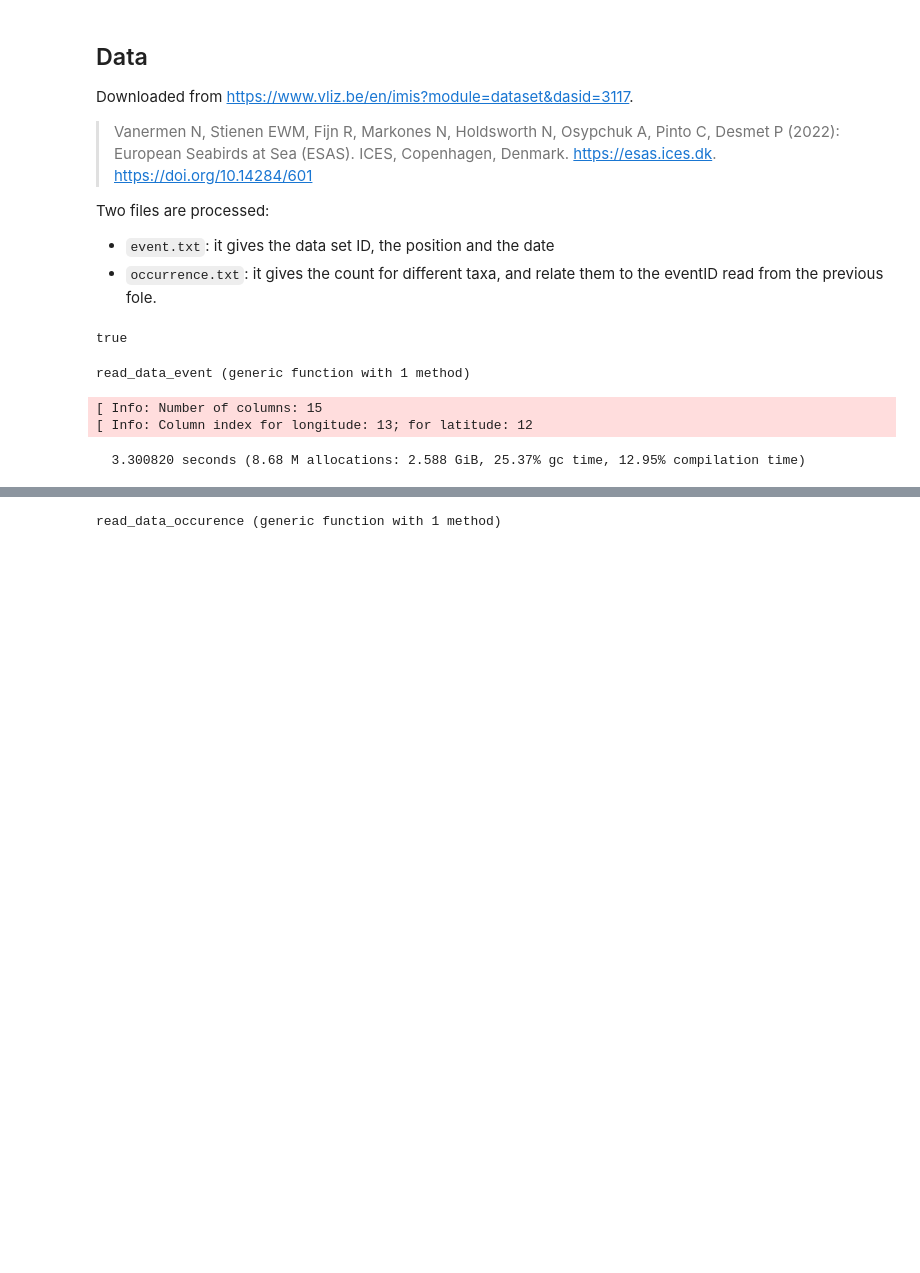
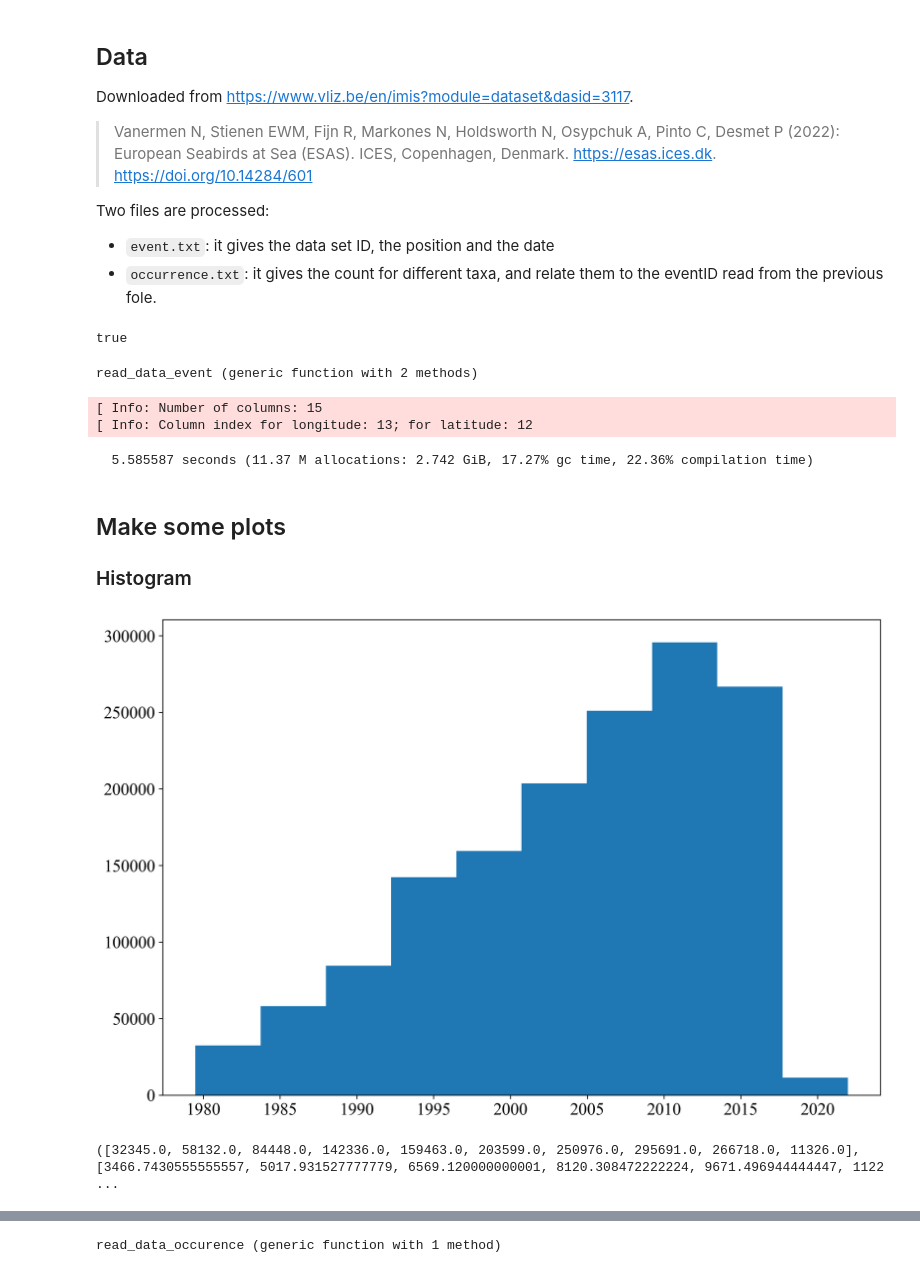
Before and after one commit to EMODnet/EMODnet-Biology-Interpolation-SeaBirds, a Jupyter notebook: src/julia/read_data.ipynb, the cells around one changed output, grey strips where cells are left out. Drawn from its saved outputs; the diff is of its cells as text; code cells hidden in the pictures; blank space fills up the shorter version.

```diff
--- a/src/julia/read_data.ipynb
+++ b/src/julia/read_data.ipynb
@@ -23,7 +31,7 @@ isfile(datafileevent) & isfile(datafileoccur)
 # %% [output]
 true
 # %%
-function read_data_event(datafile::AbstractString)
+function read_data_event(datafile::AbstractString, thedateformat=dateformat"y-m-dTH:M:SZ")
     open(datafile, "r") do df
         firstline = readline(df)
         column_names = split(firstline, "\t")
@@ -33,11 +41,15 @@ function read_data_event(datafile::AbstractString)
 
         lon_column = findfirst(occursin.("decimalLongitude", column_names))
         lat_column = findfirst(occursin.("decimalLatitude", column_names))
-        id_column = findfirst()
+        date_column = findfirst(occursin.("eventDate", column_names))
+        id_column = findfirst(occursin.("eventID", column_names))
+
         @info("Column index for longitude: $(lon_column); for latitude: $(lat_column)")
 
         lon = Float64[]
         lat = Float64[]
+        dates = Dates.DateTime[]
+        eventID = String[]
 
         for lines in readlines(df)
             linesplit = split(lines, "\t")
@@ -45,18 +57,30 @@ function read_data_event(datafile::AbstractString)
             if linesplit[2] == "subSample"
                 push!(lon, parse(Float64, linesplit[lon_column]))
                 push!(lat, parse(Float64,linesplit[lat_column]))
+                push!(dates, DateTime(linesplit[date_column], thedateformat))
+                push!(eventID, linesplit[id_column])
             end
         end
 
 
-        return lon::Array{Float64}, lat::Array{Float64}
+        return lon::Array{Float64}, lat::Array{Float64}, dates::Vector{DateTime}, eventID::Vector{String}
     end
 end
 # %% [output]
-read_data_event (generic function with 1 method)
+read_data_event (generic function with 2 methods)
 # %%
-@time lon, lat = read_data_event(datafileevent);
+@time lon, lat, dates, eventID = read_data_event(datafileevent);
 # %% [output]
 [ Info: Number of columns: 15
 [ Info: Column index for longitude: 13; for latitude: 12
-  3.300820 seconds (8.68 M allocations: 2.588 GiB, 25.37% gc time, 12.95% compilation time)
+  5.585587 seconds (11.37 M allocations: 2.742 GiB, 17.27% gc time, 22.36% compilation time)
+# %% [markdown]
+## Make some plots
+### Histogram
+# %%
+fig = plt.figure()
+ax = plt.subplot(111)
+ax.hist(dates)
+# %% [output]
+[figure, added]
+([32345.0, 58132.0, 84448.0, 142336.0, 159463.0, 203599.0, 250976.0, 295691.0, 266718.0, 11326.0], [3466.7430555555557, 5017.931527777779, 6569.120000000001, 8120.308472222224, 9671.496944444447, 1122 ...
```
Also changed, not shown: parts of 17 cells of this notebook.
